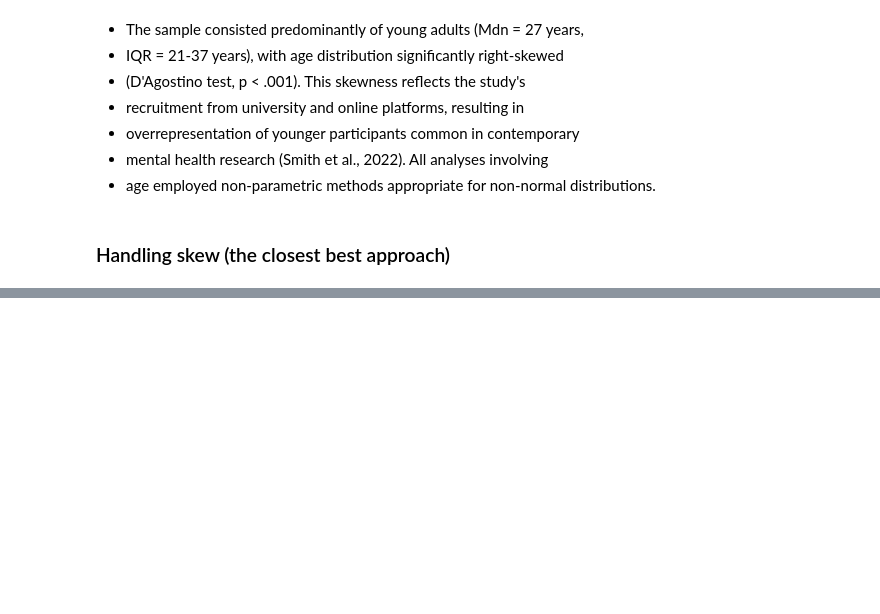
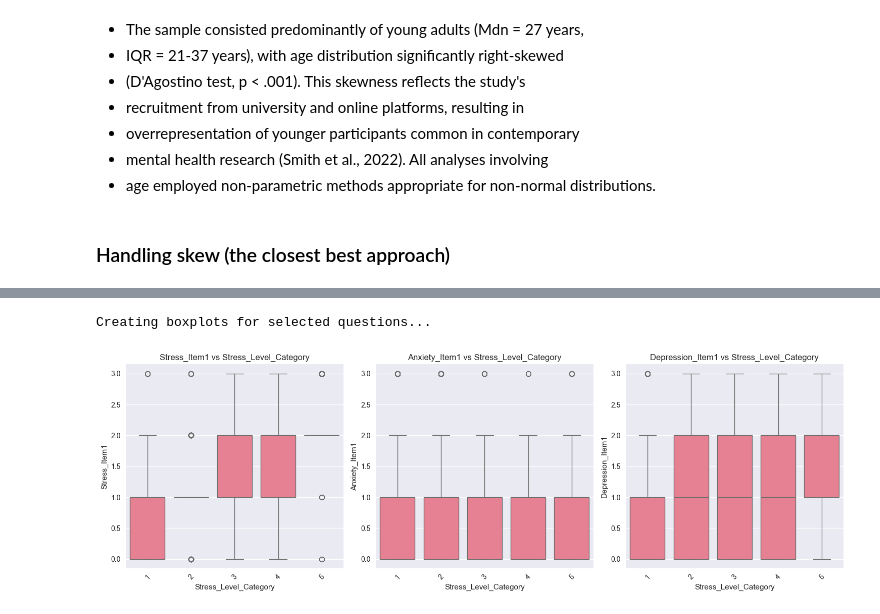
Before and after one commit to alivianay/stresss, a Jupyter notebook: notebook/general_adults.ipynb, the cells around one changed output, grey strips where cells are left out. Saved outputs shown, nothing was run; the diff lists cells and outputs as text; code cells hidden in the pictures; blank space fills up the shorter version.

```diff
--- a/notebook/general_adults.ipynb
+++ b/notebook/general_adults.ipynb
@@ -630,0 +784,37 @@ HYPOTHESIS 2 REJECTED: Age is NOT normally distributed
+# %%
+# 12. Boxplots for selected questions
+print("\nCreating boxplots for selected questions...")
+if len(question_columns) >= 3:
+    # Select one question from each category
+    example_questions = []
+
+    # Try to get one from each category
+    stress_q = [q for q in question_columns if 'Stress' in q]
+    anxiety_q = [q for q in question_columns if 'Anxiety' in q]
+    depression_q = [q for q in question_columns if 'Depression' in q]
+
+    if stress_q: example_questions.append(stress_q[0])
+    if anxiety_q: example_questions.append(anxiety_q[0])
+    if depression_q: example_questions.append(depression_q[0])
+
+    # If we don't have all three, take any three questions
+    if len(example_questions) < 3:
+        example_questions = question_columns[:3]
+
+    fig, axes = plt.subplots(1, len(example_questions), figsize=(5*len(example_questions), 5))
+
+    for i, q in enumerate(example_questions):
+        if len(example_questions) > 1:
+            ax = axes[i]
+        else:
+            ax = axes
+
+        sns.boxplot(x=target, y=q, data=data_mendeley, ax=ax)
+        ax.set_title(f'{q} vs {target}')
+        ax.set_xticklabels(ax.get_xticklabels(), rotation=45)
+
+    plt.tight_layout()
+    plt.show()
+# %% [output]
+Creating boxplots for selected questions...
+[figure, added]
```
Also changed, not shown: parts of 4 cells of this notebook, 1 other file.
